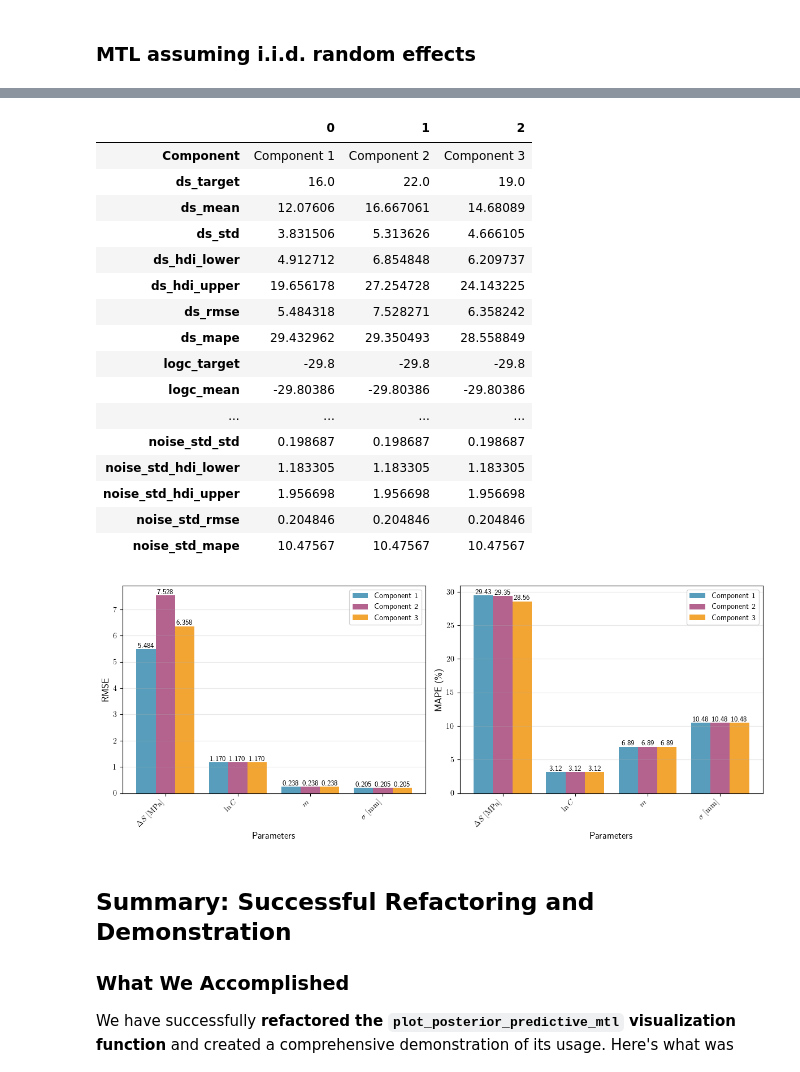
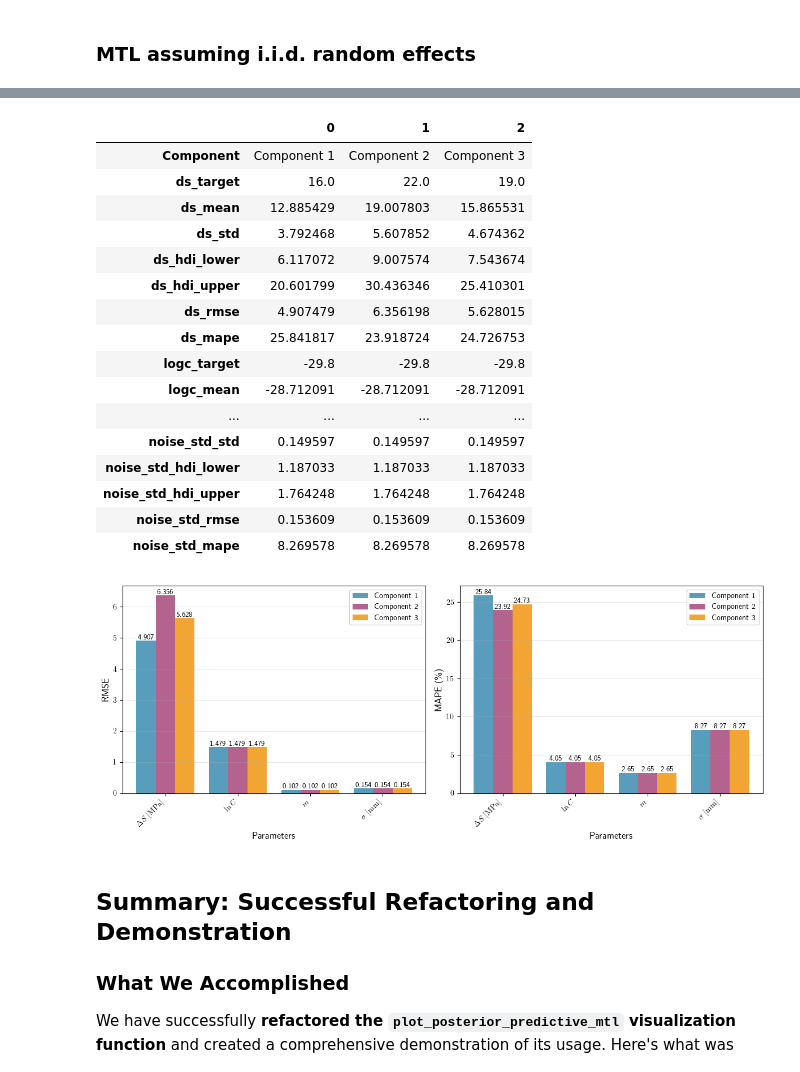
Before and after one commit to nsilionis/hierarchical-crack-growth-monitoring, a Jupyter notebook: notebooks/demo_classic_fatigue.ipynb, the cells around one changed output, grey strips where cells are left out. Drawn from its saved outputs; the diff is of its cells as text; code cells hidden in the pictures.

```diff
--- a/notebooks/demo_classic_fatigue.ipynb
+++ b/notebooks/demo_classic_fatigue.ipynb
@@ -323,7 +323,7 @@ obs_generator = CrackObservationGenerator(trajectories, random_seed=42)
 
 # Generate uniform observations with moderate noise
 uniform_observations = obs_generator.create_observations(
-    n_points=[12, 12, 12],            # 8 observations per component
+    n_points=[18, 18, 18],            # 8 observations per component
     strategy='uniform',    # Evenly spaced observations
     std_dev=1.5,           # 1.5mm standard deviation noise
     include_endpoints=True,
@@ -1390,34 +1390,34 @@ display(mtl_iid_summary_df.T)
 |  | 0 | 1 | 2 |
 | Component | Component 1 | Component 2 | Component 3 |
 | ds_target | 16.0 | 22.0 | 19.0 |
-| ds_mean | 12.07606 | 16.667061 | 14.68089 |
-| ds_std | 3.831506 | 5.313626 | 4.666105 |
-| ds_hdi_lower | 4.912712 | 6.854848 | 6.209737 |
-| ds_hdi_upper | 19.656178 | 27.254728 | 24.143225 |
-| ds_rmse | 5.484318 | 7.528271 | 6.358242 |
-| ds_mape | 29.432962 | 29.350493 | 28.558849 |
+| ds_mean | 12.885429 | 19.007803 | 15.865531 |
+| ds_std | 3.792468 | 5.607852 | 4.674362 |
+| ds_hdi_lower | 6.117072 | 9.007574 | 7.543674 |
+| ds_hdi_upper | 20.601799 | 30.436346 | 25.410301 |
+| ds_rmse | 4.907479 | 6.356198 | 5.628015 |
+| ds_mape | 25.841817 | 23.918724 | 24.726753 |
 | logc_target | -29.8 | -29.8 | -29.8 |
-| logc_mean | -29.80386 | -29.80386 | -29.80386 |
+| logc_mean | -28.712091 | -28.712091 | -28.712091 |
 | ... | ... | ... | ... |
-| noise_std_std | 0.198687 | 0.198687 | 0.198687 |
-| noise_std_hdi_lower | 1.183305 | 1.183305 | 1.183305 |
-| noise_std_hdi_upper | 1.956698 | 1.956698 | 1.956698 |
-| noise_std_rmse | 0.204846 | 0.204846 | 0.204846 |
-| noise_std_mape | 10.47567 | 10.47567 | 10.47567 |
+| noise_std_std | 0.149597 | 0.149597 | 0.149597 |
+| noise_std_hdi_lower | 1.187033 | 1.187033 | 1.187033 |
+| noise_std_hdi_upper | 1.764248 | 1.764248 | 1.764248 |
+| noise_std_rmse | 0.153609 | 0.153609 | 0.153609 |
+| noise_std_mape | 8.269578 | 8.269578 | 8.269578 |
 # %%
 mtl_plot_labels = {
     "logc": r"$\ln C$",
     "m": r"$m$",
     "ds": r"$\Delta S \ \mathrm{[MPa]}$",
     "noise_std": r"$\sigma \ \mathrm{[mm]}$"
 }
 fig, ax = plot_performance_metrics(summary_df=mtl_iid_summary_df,
                         parameter_labels=mtl_plot_labels,
                         figsize=(12., 4.8),
                         colors=['#2E86AB', '#A23B72', '#F18F01'],
-                        save_fig_name="mtl_iid_classic_performance_comparison.pdf")
+                        save_fig_name="mtl_iid_classic_18_performance_comparison.pdf")
 # %% [output]
-[figure, old version]
+[figure, new version]
 # %% [markdown]
 ## Summary: Successful Refactoring and Demonstration
 
```
Also changed, not shown: parts of 10 cells of this notebook.
